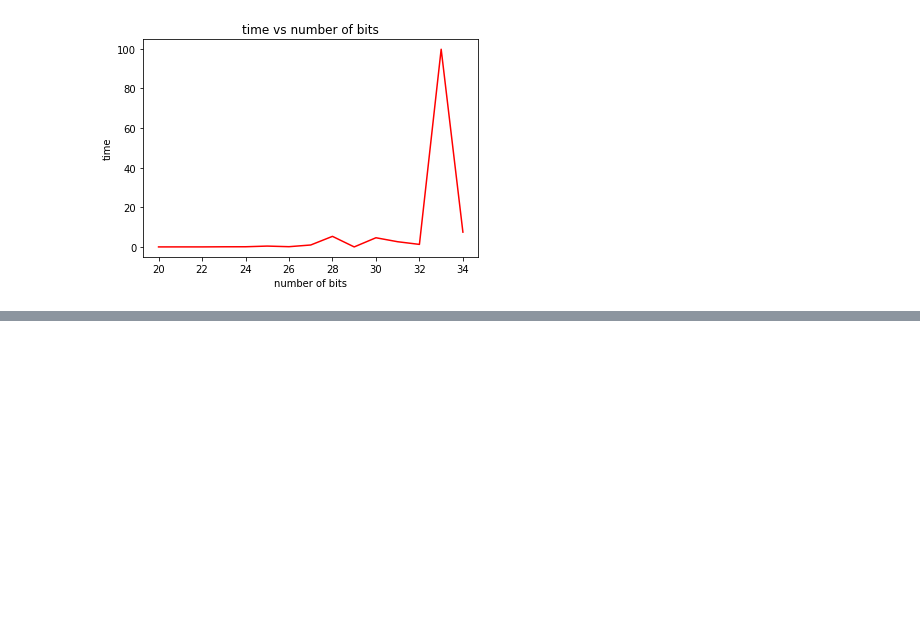
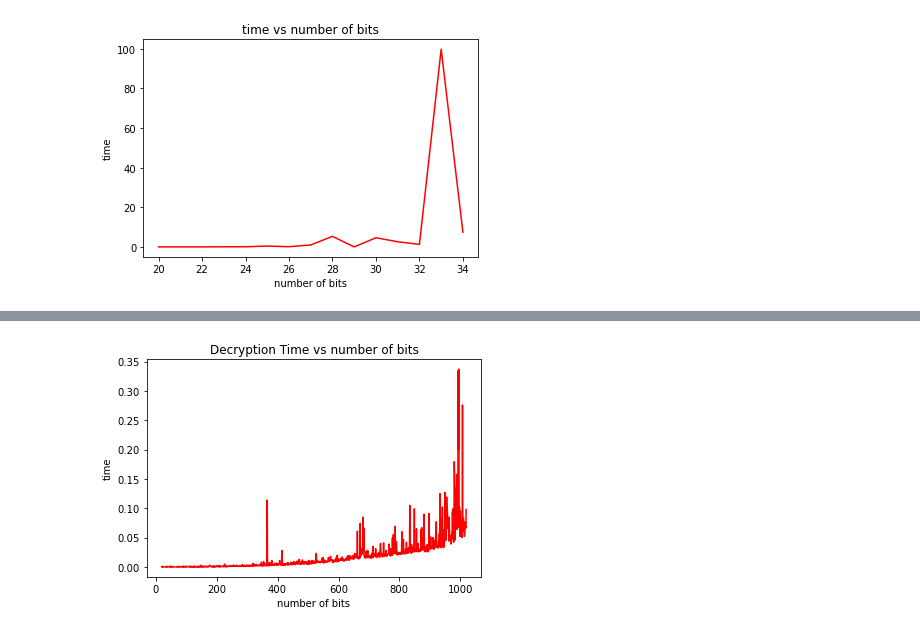
Before and after one commit to EngPeterAtef/RSA-algorithm, a Jupyter notebook: attack.ipynb, the cells around one changed output, grey strips where cells are left out. Saved outputs shown, nothing was run; the diff lists cells and outputs as text; code cells hidden in the pictures; blank space fills up the shorter version.

```diff
--- a/attack.ipynb
+++ b/attack.ipynb
@@ -119,0 +172,8 @@ public_key = (12736321009, 265951551151724100889) and private_key = (21653889422
+# %%
+plt.plot(range(20,20+n),dec_time_array, 'r')
+plt.xlabel("number of bits")
+plt.ylabel("time")
+plt.title("Decryption Time vs number of bits")
+plt.show()
+# %% [output]
+[figure, added]
```
Also changed, not shown: parts of 5 cells of this notebook, 4 other files.
